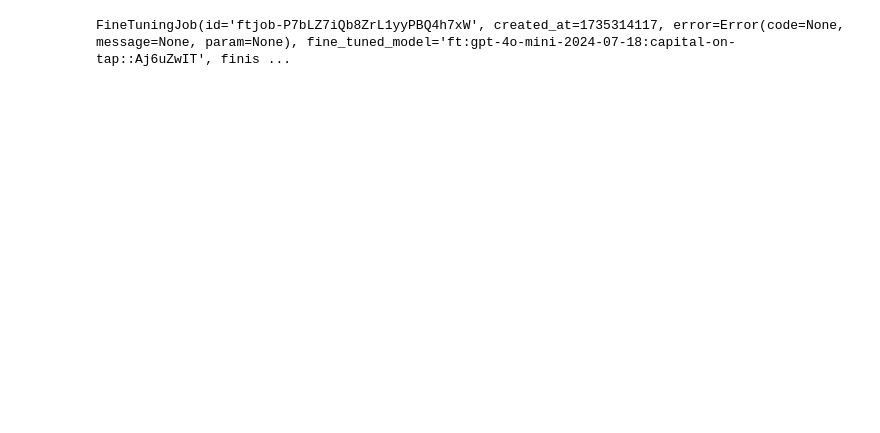
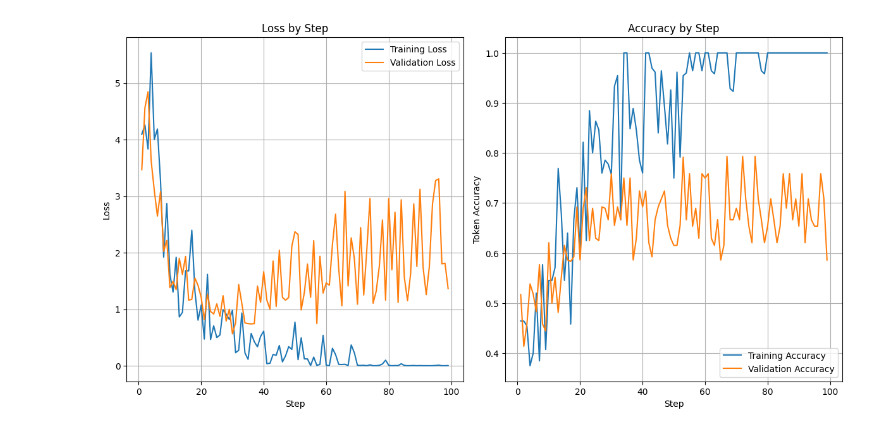
Before and after one commit to dannybellion/Fine-Tune-4o, a Jupyter notebook: notebook.ipynb, the cells around one changed output. Drawn from its saved outputs; the diff is of its cells as text; code cells hidden in the pictures; blank space fills up the shorter version.

```diff
--- a/notebook.ipynb
+++ b/notebook.ipynb
@@ -38,4 +78,4 @@ UnboundLocalError: cannot access local variable 'start_time' where it is not ass
 # %%
-fine_tune.wait_for_job(job_id)
+fine_tune.plot_training_metrics(job_id)
 # %% [output]
-FineTuningJob(id='ftjob-P7bLZ7iQb8ZrL1yyPBQ4h7xW', created_at=1735314117, error=Error(code=None, message=None, param=None), fine_tuned_model='ft:gpt-4o-mini-2024-07-18:capital-on-tap::Aj6uZwIT', finis ...
+[figure, added]
```
Also changed, not shown: parts of 23 cells of this notebook, 3 other files.
